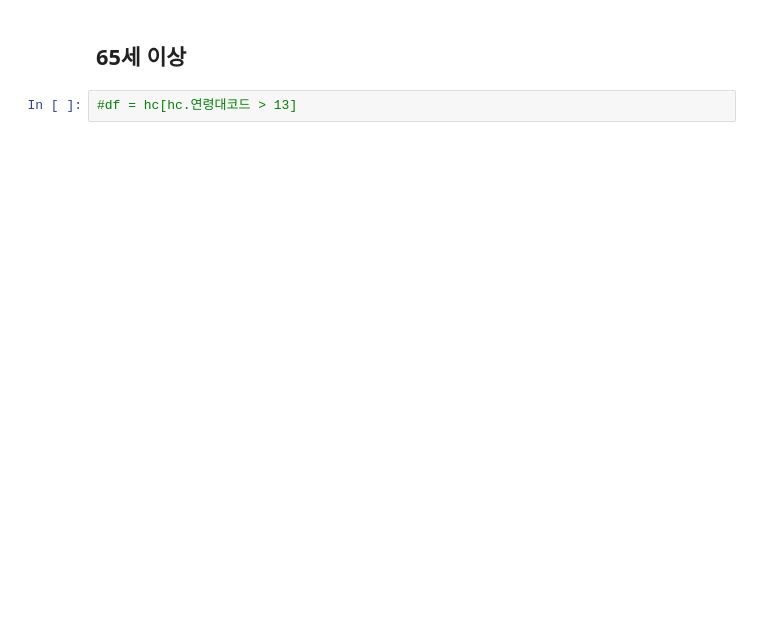
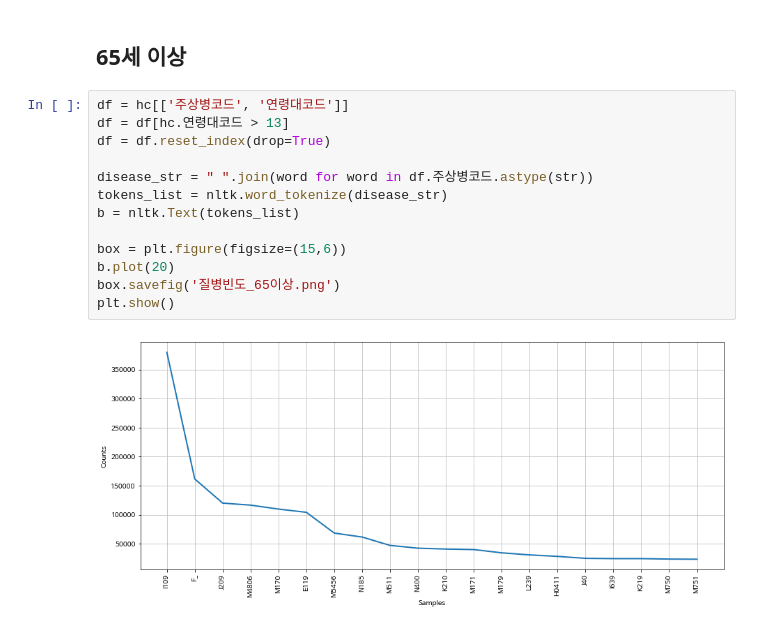
Before and after one commit to shinjaehoeh/MC_PJT, a Jupyter notebook: 2.PJT_team4/PJT02_워드클라우드.ipynb, the cells around one changed output. Drawn from its saved outputs; the diff is of its cells as text; blank space fills up the shorter version.

```diff
--- a/2.PJT_team4/PJT02_워드클라우드.ipynb
+++ b/2.PJT_team4/PJT02_워드클라우드.ipynb
@@ -141,4 +177,17 @@ plt.show()
 # %% [markdown]
 ## 65세 이상
-# %%
-#df = hc[hc.연령대코드 > 13]
+# %%
+df = hc[['주상병코드', '연령대코드']]
+df = df[hc.연령대코드 > 13]
+df = df.reset_index(drop=True)
+
+disease_str = " ".join(word for word in df.주상병코드.astype(str))
+tokens_list = nltk.word_tokenize(disease_str)
+b = nltk.Text(tokens_list)
+
+box = plt.figure(figsize=(15,6))
+b.plot(20)
+box.savefig('질병빈도_65이상.png')
+plt.show()
+# %% [output]
+[figure, added]
```
Also changed, not shown: parts of 11 cells of this notebook, 5 other files.
